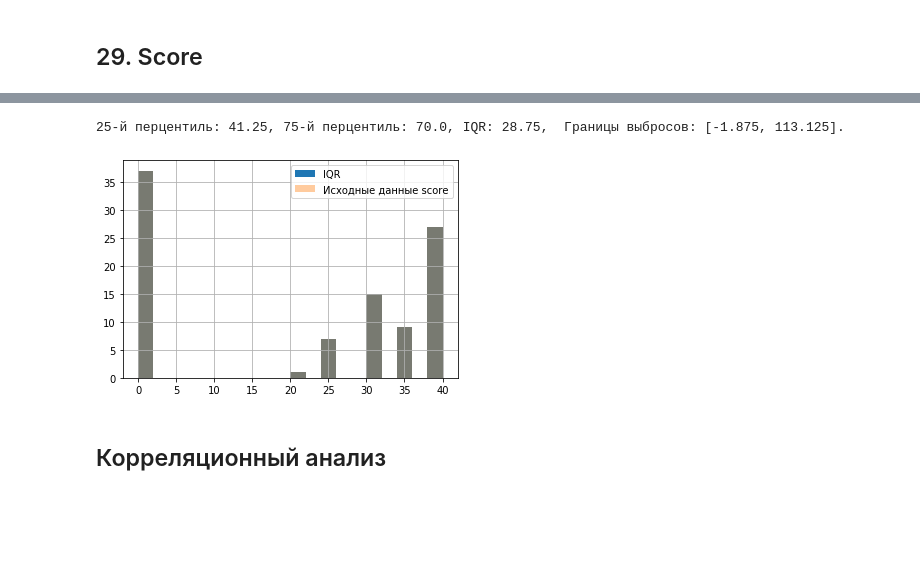
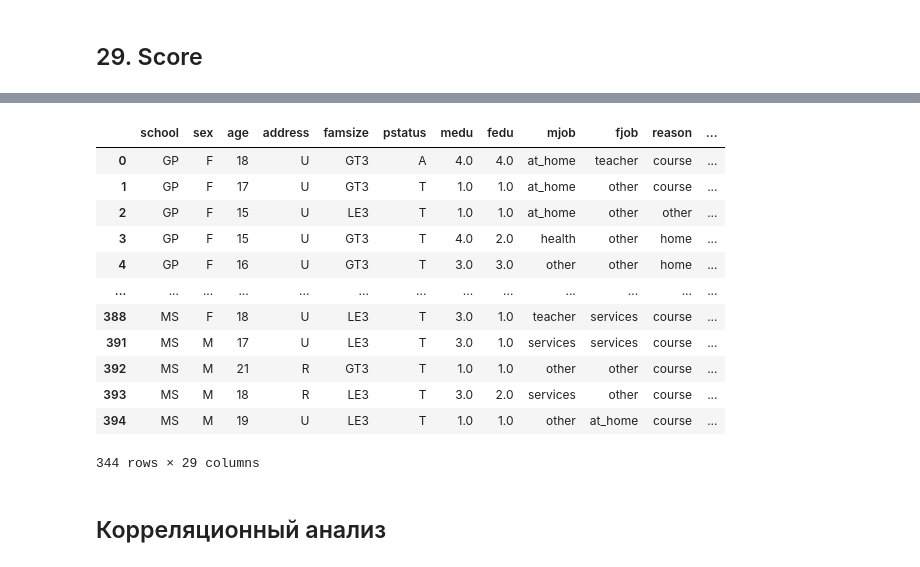
Before and after one commit to Alexius-rts/skillfactory_rds, a Jupyter notebook: module_2/EDA. stud_math.ipynb, the cells around one changed output, grey strips where cells are left out. Cells and saved outputs as stored; diff of their text form; code cells hidden in the pictures; blank space fills up the shorter version.

```diff
--- a/module_2/EDA. stud_math.ipynb
+++ b/module_2/EDA. stud_math.ipynb
@@ -960,10 +959,22 @@ insert_mode(column)
 # %%
-IQR_perc(column)
-hist_source_data(column)
-# 0 не удаляем, т.к. это видимо те кто не явился, или не сдавал работу на проверку.
-# Разделение на 2 столбца: явка на экзамен (yes, no) и оценку в случае явки - непроизводим
+# 0 удаляем, т.к. это видимо те кто не явился, или не сдавал работу на проверку.
+
+df = df.drop(df[df['score'] == 0].index)
-# %% [output]
-25-й перцентиль: 41.25, 75-й перцентиль: 70.0, IQR: 28.75,  Границы выбросов: [-1.875, 113.125].
-[figure, removed]
+# %%
+df
+# %% [output]
+|  | school | sex | age | address | famsize | pstatus | medu | fedu | mjob | fjob | reason | ... |
+| 0 | GP | F | 18 | U | GT3 | A | 4.0 | 4.0 | at_home | teacher | course | ... |
+| 1 | GP | F | 17 | U | GT3 | T | 1.0 | 1.0 | at_home | other | course | ... |
+| 2 | GP | F | 15 | U | LE3 | T | 1.0 | 1.0 | at_home | other | other | ... |
+| 3 | GP | F | 15 | U | GT3 | T | 4.0 | 2.0 | health | other | home | ... |
+| 4 | GP | F | 16 | U | GT3 | T | 3.0 | 3.0 | other | other | home | ... |
+| ... | ... | ... | ... | ... | ... | ... | ... | ... | ... | ... | ... | ... |
+| 388 | MS | F | 18 | U | LE3 | T | 3.0 | 1.0 | teacher | services | course | ... |
+| 391 | MS | M | 17 | U | LE3 | T | 3.0 | 1.0 | services | services | course | ... |
+| 392 | MS | M | 21 | R | GT3 | T | 1.0 | 1.0 | other | other | course | ... |
+| 393 | MS | M | 18 | R | LE3 | T | 3.0 | 2.0 | services | other | course | ... |
+| 394 | MS | M | 19 | U | LE3 | T | 1.0 | 1.0 | other | at_home | course | ... |
+344 rows × 29 columns
 # %% [markdown]
 ## Корреляционный анализ
```
Also changed, not shown: parts of 38 cells of this notebook, 1 other file.
